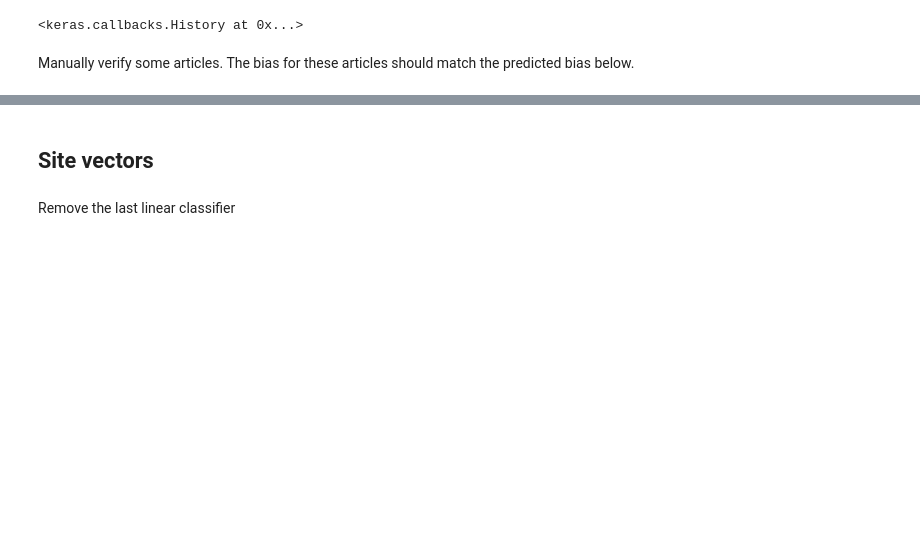
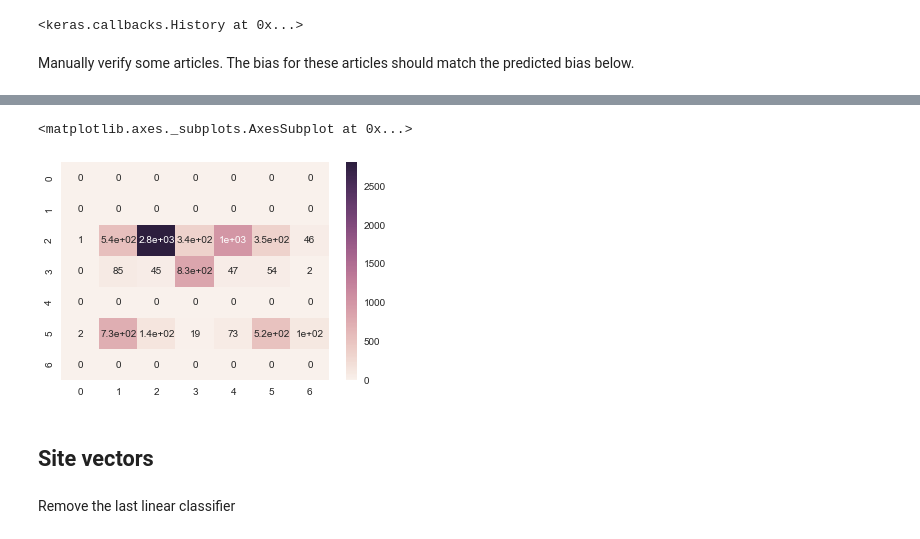
Before and after one commit to zermelozf/newspapers-clustering, a Jupyter notebook: python-scripts/nn-classifier-keras-title.ipynb, the cells around one changed output, grey strips where cells are left out. Saved outputs shown, nothing was run; the diff lists cells and outputs as text; code cells hidden in the pictures; blank space fills up the shorter version.

```diff
--- a/python-scripts/nn-classifier-keras-title.ipynb
+++ b/python-scripts/nn-classifier-keras-title.ipynb
@@ -218,0 +309,15 @@ array([1, 4, 0, 3, 0, 1, 1])
+# %%
+multi_size_cnn = Sequential ([
+    Embedding(vocab_size, 50, input_length=seq_len, dropout=0.2),
+    Dropout (0.3),
+    graph,
+    Dropout (0.5),
+    Dense (100, activation="relu"),
+    Dropout (0.3),
+    Dense (7, activation='softmax')
+    ])
+
+multi_size_cnn.compile(loss='sparse_categorical_crossentropy', optimizer=Adam(), metrics=['accuracy'])
+# conv1.summary()
+# %%
+multi_size_cnn.fit(trn, labels_train, validation_data=(test, labels_test), nb_epoch=2, batch_size=batch_size)
@@ -218,0 +332,5 @@ array([1, 4, 0, 3, 0, 1, 1])
+# %%
+predictions = np.argmax(multi_size_cnn.predict(test), axis=1)
+print("precision = ", np.sum(predictions == labels_test) * 100.0 / len(labels_test))
+df_prediction, df_prediction['bias'] = df_sample[['site', 'title']], np.argmax(multi_size_cnn.predict(sample), axis=1)
+df_prediction
@@ -218,0 +350,3 @@ array([1, 4, 0, 3, 0, 1, 1])
+# %%
+cm = confusion_matrix(labels_test, predictions)
+cm
@@ -219,3 +361,8 @@ array([1, 4, 0, 3, 0, 1, 1])
+# %%
+sn.heatmap(cm, annot=True)
+# %% [output]
+<matplotlib.axes._subplots.AxesSubplot at 0x...>
+[figure, added]
 # %% [markdown]
 ## Site vectors
 # %% [markdown]
```
Also changed, not shown: parts of 35 cells of this notebook, 2 other files.
